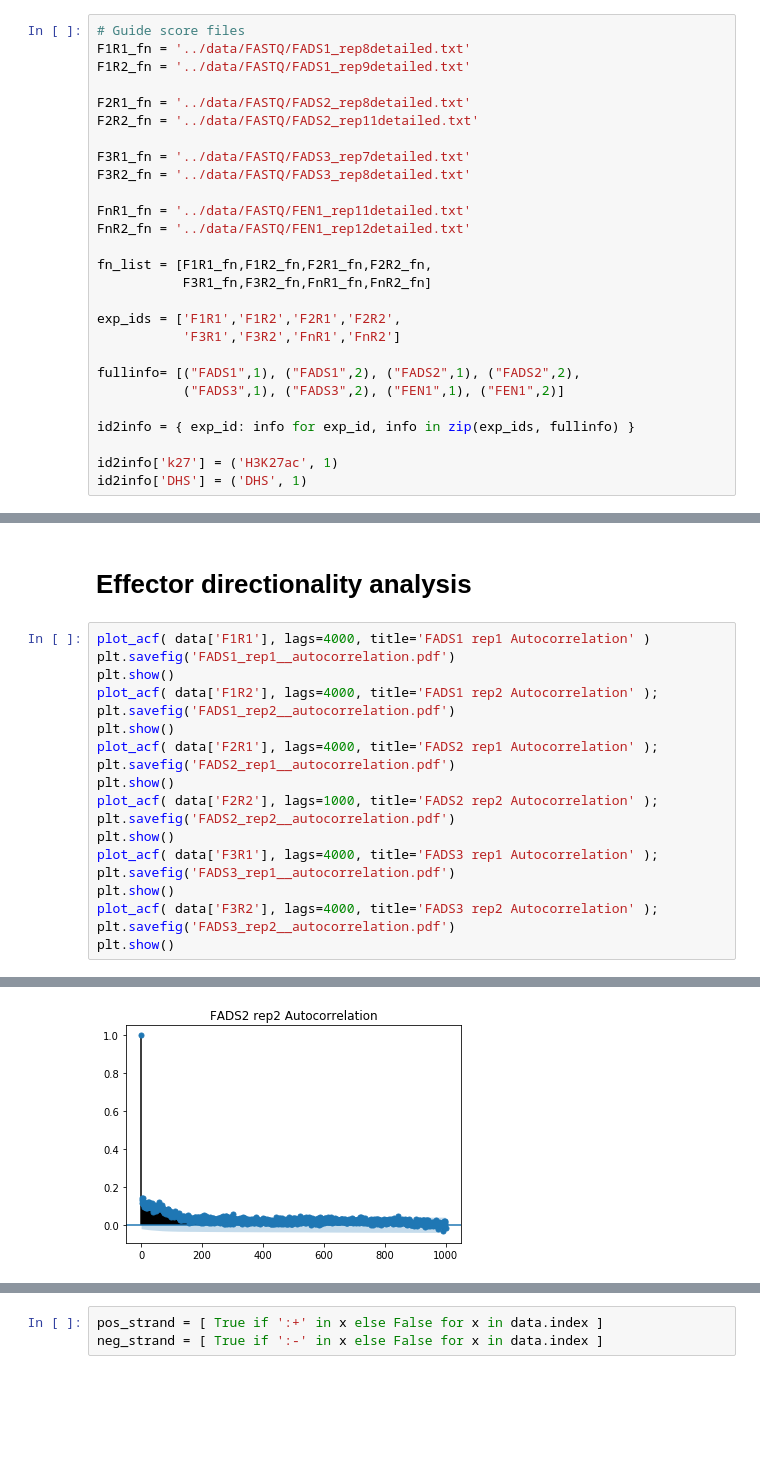
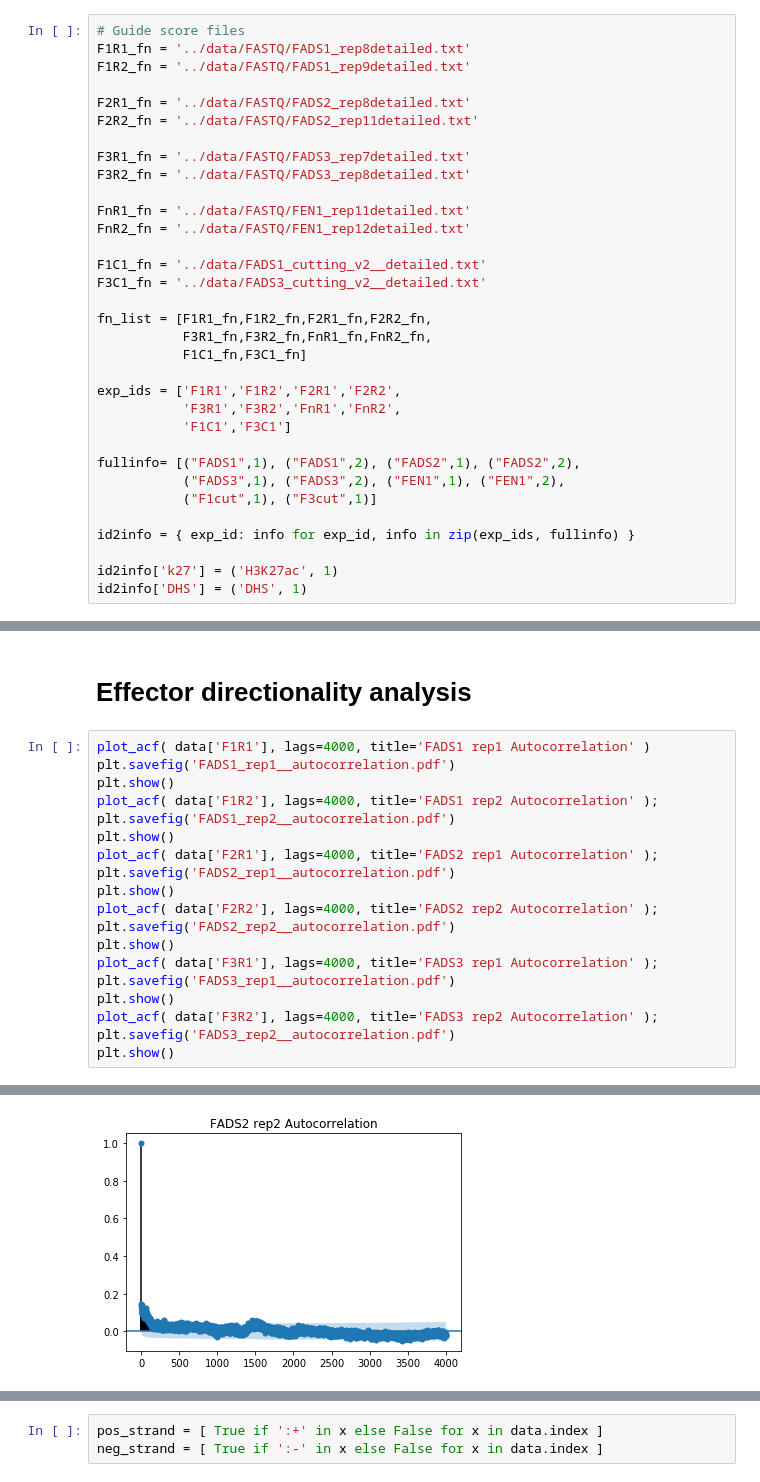
Before and after one commit to sjgosai/casa, a Jupyter notebook: analysis/FADS_locus.ipynb, the cells around one changed output, grey strips where cells are left out. Saved outputs shown, nothing was run; the diff lists cells and outputs as text; blank space fills up the shorter version.

```diff
--- a/analysis/FADS_locus.ipynb
+++ b/analysis/FADS_locus.ipynb
@@ -33,14 +33,20 @@ F3R2_fn = '../data/FASTQ/FADS3_rep8detailed.txt'
 FnR1_fn = '../data/FASTQ/FEN1_rep11detailed.txt'
 FnR2_fn = '../data/FASTQ/FEN1_rep12detailed.txt'
 
+F1C1_fn = '../data/FADS1_cutting_v2__detailed.txt'
+F3C1_fn = '../data/FADS3_cutting_v2__detailed.txt'
+
 fn_list = [F1R1_fn,F1R2_fn,F2R1_fn,F2R2_fn,
-           F3R1_fn,F3R2_fn,FnR1_fn,FnR2_fn]
+           F3R1_fn,F3R2_fn,FnR1_fn,FnR2_fn,
+           F1C1_fn,F3C1_fn]
 
 exp_ids = ['F1R1','F1R2','F2R1','F2R2',
-           'F3R1','F3R2','FnR1','FnR2']
+           'F3R1','F3R2','FnR1','FnR2',
+           'F1C1','F3C1']
 
 fullinfo= [("FADS1",1), ("FADS1",2), ("FADS2",1), ("FADS2",2),
-           ("FADS3",1), ("FADS3",2), ("FEN1",1), ("FEN1",2)]
+           ("FADS3",1), ("FADS3",2), ("FEN1",1), ("FEN1",2),
+           ("F1cut",1), ("F3cut",1)]
 
 id2info = { exp_id: info for exp_id, info in zip(exp_ids, fullinfo) }
 
@@ -456,26 +680,26 @@ plt.show()
 # %%
 plot_acf( data['F1R1'], lags=4000, title='FADS1 rep1 Autocorrelation' )
 plt.savefig('FADS1_rep1__autocorrelation.pdf')
 plt.show()
 plot_acf( data['F1R2'], lags=4000, title='FADS1 rep2 Autocorrelation' );
 plt.savefig('FADS1_rep2__autocorrelation.pdf')
 plt.show()
 plot_acf( data['F2R1'], lags=4000, title='FADS2 rep1 Autocorrelation' );
 plt.savefig('FADS2_rep1__autocorrelation.pdf')
 plt.show()
-plot_acf( data['F2R2'], lags=1000, title='FADS2 rep2 Autocorrelation' );
+plot_acf( data['F2R2'], lags=4000, title='FADS2 rep2 Autocorrelation' );
 plt.savefig('FADS2_rep2__autocorrelation.pdf')
 plt.show()
 plot_acf( data['F3R1'], lags=4000, title='FADS3 rep1 Autocorrelation' );
 plt.savefig('FADS3_rep1__autocorrelation.pdf')
 plt.show()
 plot_acf( data['F3R2'], lags=4000, title='FADS3 rep2 Autocorrelation' );
 plt.savefig('FADS3_rep2__autocorrelation.pdf')
 plt.show()
 # %% [output]
 [figure]
 [figure]
 [figure]
-[figure, old version]
+[figure, new version]
 [figure]
 [figure]
```
Also changed, not shown: parts of 66 cells of this notebook, 9 other files.
